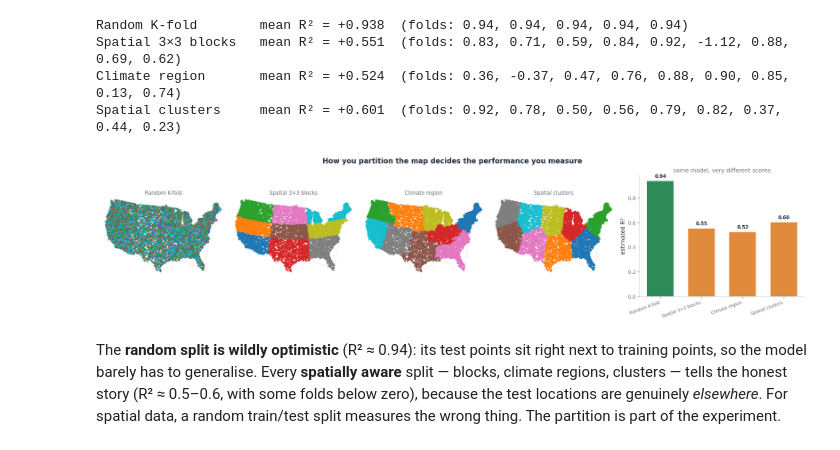
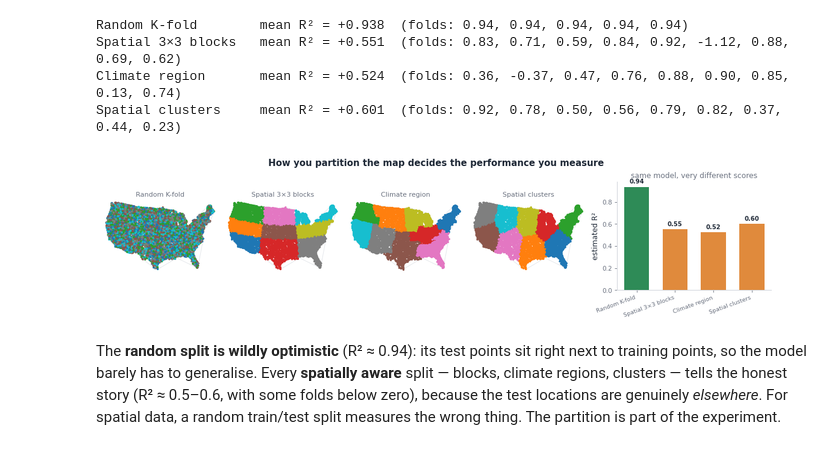
Before and after one commit to Vezarachan/TUM_Course_SVA_TrustGeoAI, a Jupyter notebook: notebooks/TrustworthyGeoAI_case_2.ipynb, the cells around one changed output. Drawn from its saved outputs; the diff is of its cells as text; code cells hidden in the pictures.

```diff
--- a/notebooks/TrustworthyGeoAI_case_2.ipynb
+++ b/notebooks/TrustworthyGeoAI_case_2.ipynb
@@ -196,7 +196,7 @@ stats = {
     "yes": (r2_score(y[te], m_yes.predict(Xcoord[te])), Moran(err_yes, wt, permutations=99).I),
 }
 
-fig, axes = plt.subplots(1, 2, figsize=(13.5, 6), constrained_layout=True)
+fig, axes = plt.subplots(1, 2, figsize=(11, 4.9), constrained_layout=True)
 v = np.percentile(np.abs(np.r_[err_no, err_yes]), 98)
 for ax, e, key, name in [(axes[0], err_no, "no", "without coordinates"),
                          (axes[1], err_yes, "yes", "with coordinates")]:
@@ -261,7 +261,7 @@ Linear Regression : coverage 0.895 | mean interval width 0.447
 GWR               : coverage 0.908 | mean interval width 0.295
 # %%
 wmax = np.percentile(np.r_[w_lr, w_gwr], 98)
-fig, axes = plt.subplots(1, 3, figsize=(17, 5.4), constrained_layout=True)
+fig, axes = plt.subplots(1, 3, figsize=(13, 4.2), constrained_layout=True)
 for ax, wdt, name in [(axes[0], w_lr, "Linear Regression"), (axes[1], w_gwr, "GWR")]:
     seattle_base(ax)
     sc = ax.scatter(ct[:, 0], ct[:, 1], c=wdt, cmap=SEQ, vmin=0, vmax=wmax,
@@ -340,7 +340,7 @@ def us_hulls(ax, color="#d4d8de", lw=0.8, fill=False):
 def us_finish(ax):
     finish_map(ax)
 
-fig, axes = plt.subplots(1, 2, figsize=(16, 5.6), constrained_layout=True)
+fig, axes = plt.subplots(1, 2, figsize=(12.5, 4.4), constrained_layout=True)
 for k, r in enumerate(REGIONS):
     m = region == r
     axes[0].scatter(cxy[m, 0], cxy[m, 1], s=6, color=REG_COL[r], label=r)
@@ -397,7 +397,7 @@ breaks by training on one region and mapping the error:
 # %%
 SRC = "Southeast"
 err = np.abs(yc - models[SRC].predict(Xc))
-fig, ax = plt.subplots(figsize=(9.5, 6), layout="constrained")
+fig, ax = plt.subplots(figsize=(8, 5), layout="constrained")
 us_hulls(ax)
 sc = ax.scatter(cxy[:, 0], cxy[:, 1], c=err, cmap=SEQ, s=8, vmax=np.percentile(err, 97))
 m = region == SRC
@@ -455,29 +455,29 @@ Spatial 3×3 blocks   mean R² = +0.551  (folds: 0.83, 0.71, 0.59, 0.84, 0.92, -
 Climate region       mean R² = +0.524  (folds: 0.36, -0.37, 0.47, 0.76, 0.88, 0.90, 0.85, 0.13, 0.74)
 Spatial clusters     mean R² = +0.601  (folds: 0.92, 0.78, 0.50, 0.56, 0.79, 0.82, 0.37, 0.44, 0.23)
 # %%
-fig, axes = plt.subplots(1, 5, figsize=(19, 4.4), layout="constrained", gridspec_kw={"width_ratios":[1,1,1,1,1.3]})
+fig, axes = plt.subplots(1, 5, figsize=(14, 3.4), layout="constrained", gridspec_kw={"width_ratios":[1,1,1,1,1.3]})
 # four partition maps
 for ax, (name, folds, lab) in zip(axes[:4], SCHEMES):
     us_hulls(ax, color="#e3e6ea")
     if lab is None:   # climate region
         for k, r in enumerate(REGIONS):
             ax.scatter(cxy[region == r, 0], cxy[region == r, 1], s=4, color=REG_CMAP(k))
     else:
         ax.scatter(cxy[:, 0], cxy[:, 1], s=4, c=lab, cmap="tab10")
     us_finish(ax); ax.set_title(name.replace("\n", " "), pad=4, fontsize=10)
 # summary bar
 names = [n for n, _, _ in SCHEMES]; means = [scores[n].mean() for n in names]
 colors = [GREEN if m > 0.8 else (AMBER if m > 0 else RED) for m in means]
 b = axes[4].bar(range(4), means, color=colors, width=0.65)
 axes[4].axhline(0, color=MUTED, lw=0.8)
 axes[4].set_xticks(range(4)); axes[4].set_xticklabels([n.replace("\n"," ") for n in names], rotation=20, ha="right", fontsize=8.5)
 axes[4].set_ylabel("estimated R²"); axes[4].set_title("same model, very different scores", color=MUTED)
 for r, m in zip(b, means):
     axes[4].text(r.get_x()+r.get_width()/2, m+0.02, f"{m:.2f}", ha="center", va="bottom", fontsize=9, fontweight="bold")
 suptitle(fig, "How you partition the map decides the performance you measure")
 plt.show()
 # %% [output]
-[figure, old version]
+[figure, new version]
 # %% [markdown]
 The **random split is wildly optimistic** (R² ≈ 0.94): its test points sit right
 next to training points, so the model barely has to generalise. Every
```
Also changed, not shown: parts of 8 cells of this notebook.
